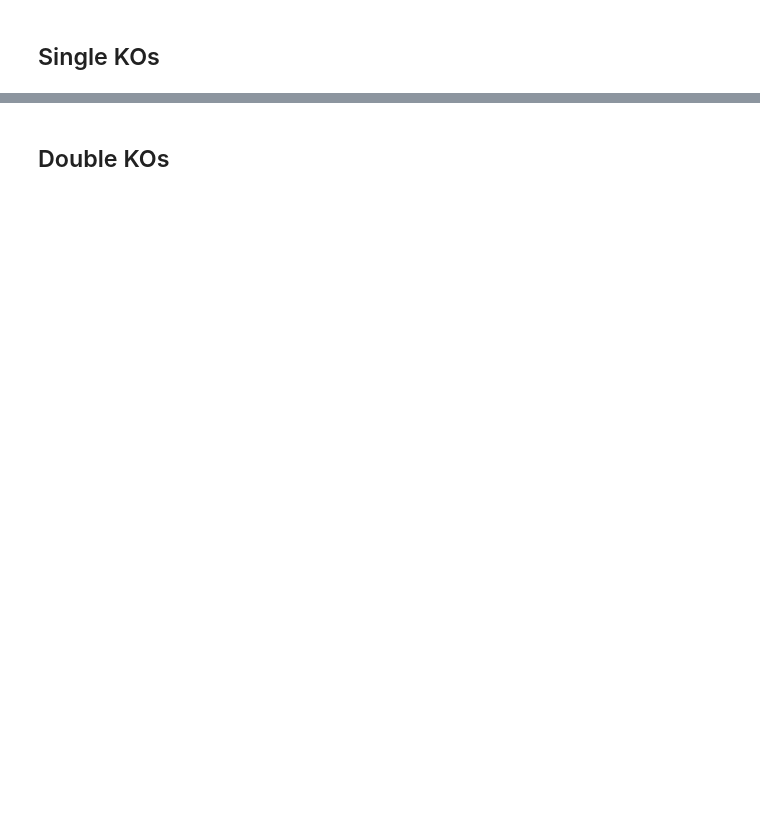
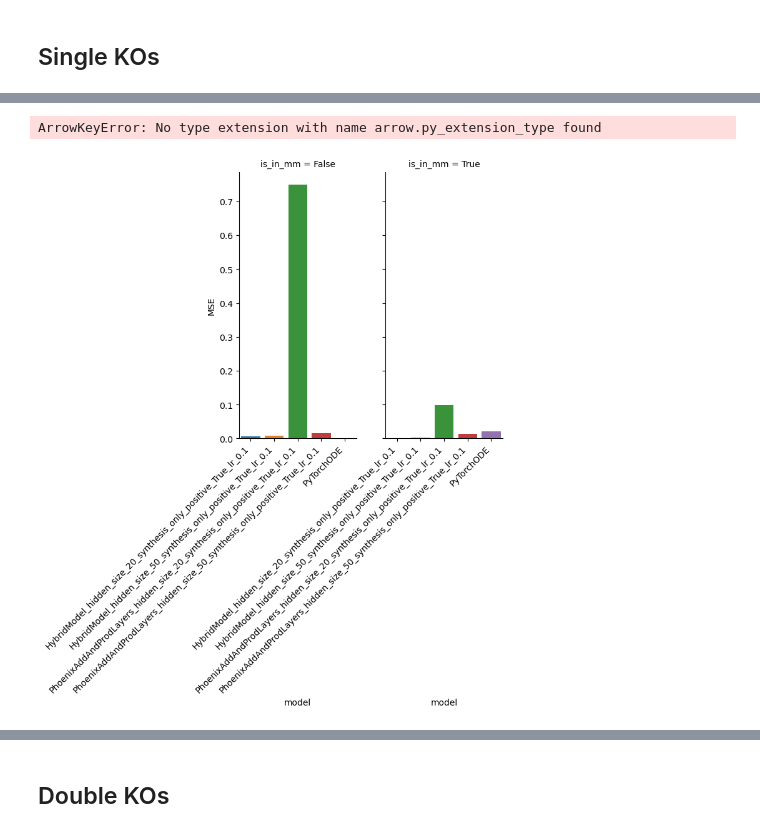
Before and after one commit to CropXR/HALCYON, a Jupyter notebook: notebooks/hybrid_model_on_larger_data.ipynb, the cells around one changed output, grey strips where cells are left out. Saved outputs shown, nothing was run; the diff lists cells and outputs as text; code cells hidden in the pictures; blank space fills up the shorter version.

Commit message:
Plotting results on 100 genes

```diff
--- a/notebooks/hybrid_model_on_larger_data.ipynb
+++ b/notebooks/hybrid_model_on_larger_data.ipynb
@@ -270,4 +277,10 @@ tidy_df = result_list.predict_tidy_dataframe_for_all_models_specific_kos(
+# %%
+tidy_df.to_parquet(out_path / "tidy_df_single_ko_predictions.parquet")
+# %% [output]
+ArrowKeyError: No type extension with name arrow.py_extension_type found
 # %%
-tidy_df.plot_mse_for_kos()
+tidy_df.plot_mse_for_kos();plt.tight_layout();plt.show()
+# %% [output]
+[figure, added]
 # %%
 tidy_df.plot_scatterplot()
```
Also changed, not shown: parts of 13 cells of this notebook, 1 other file.
